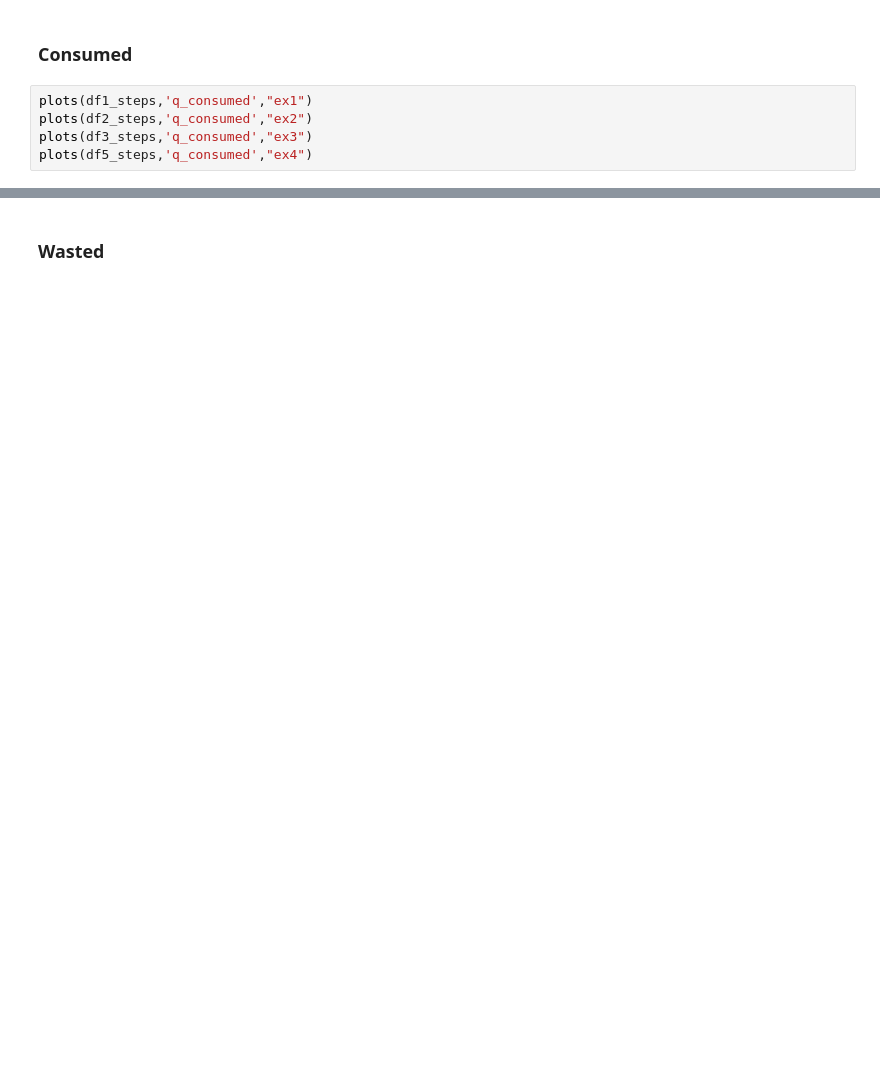
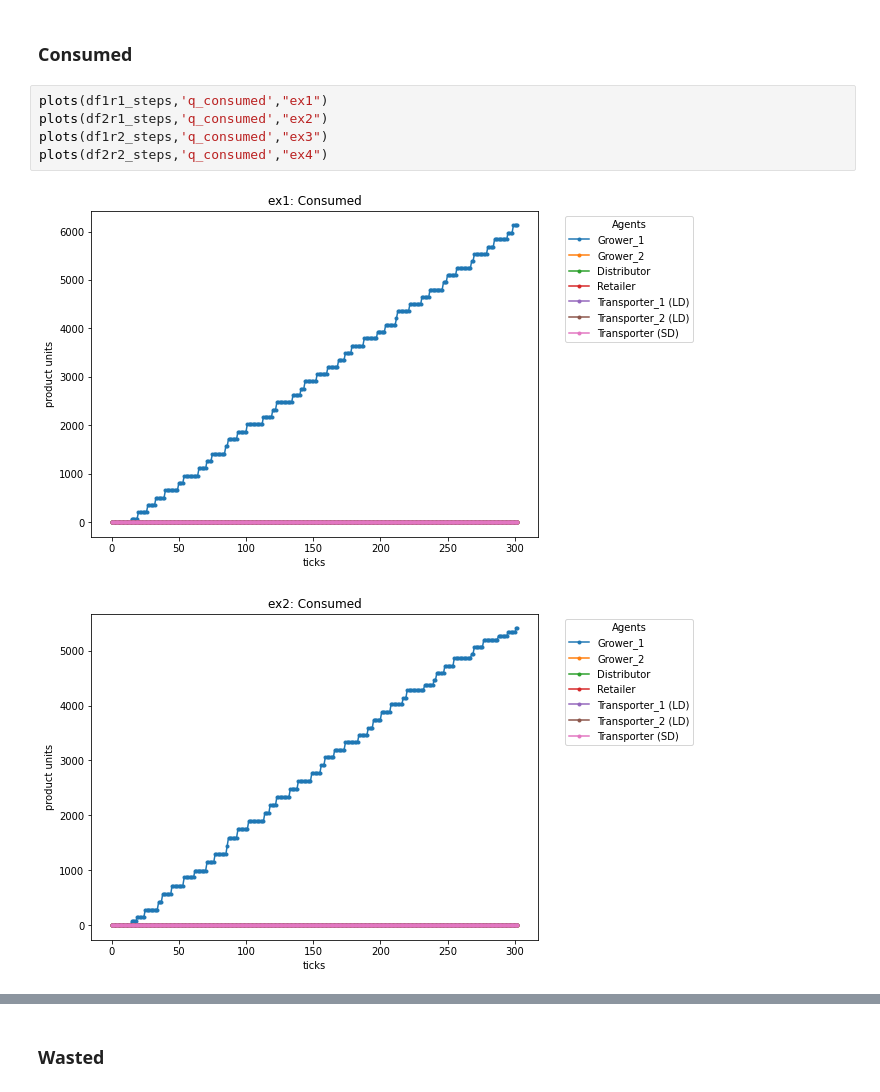
Before and after one commit to mperhez/scvis-plots, a Jupyter notebook: notebooks/scvis-abm-plots.ipynb, the cells around one changed output, grey strips where cells are left out. Cells and saved outputs as stored; diff of their text form; blank space fills up the shorter version.

```diff
--- a/notebooks/scvis-abm-plots.ipynb
+++ b/notebooks/scvis-abm-plots.ipynb
@@ -385,7 +411,10 @@ plots(df5_steps,'q_stock','ex5')
 # %% [markdown]
 ### Consumed
 # %%
-plots(df1_steps,'q_consumed',"ex1")
-plots(df2_steps,'q_consumed',"ex2")
-plots(df3_steps,'q_consumed',"ex3")
-plots(df5_steps,'q_consumed',"ex4")
+plots(df1r1_steps,'q_consumed',"ex1")
+plots(df2r1_steps,'q_consumed',"ex2")
+plots(df1r2_steps,'q_consumed',"ex3")
+plots(df2r2_steps,'q_consumed',"ex4")
+# %% [output]
+[figure, added]
+[figure, added]
```
Also changed, not shown: parts of 9 cells of this notebook.
